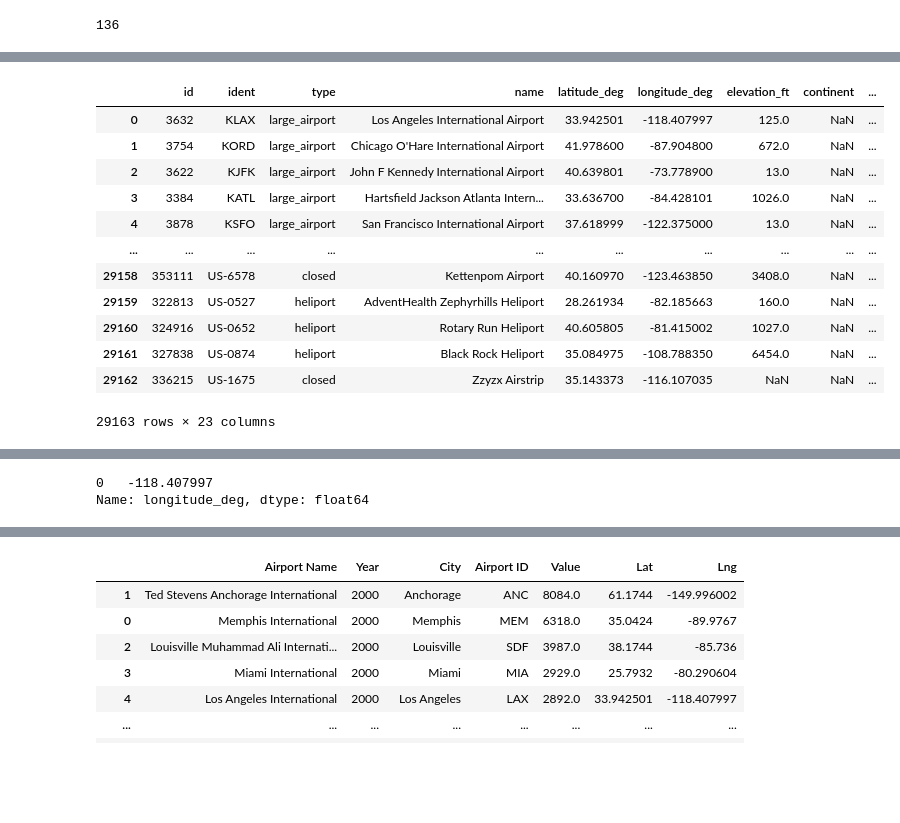
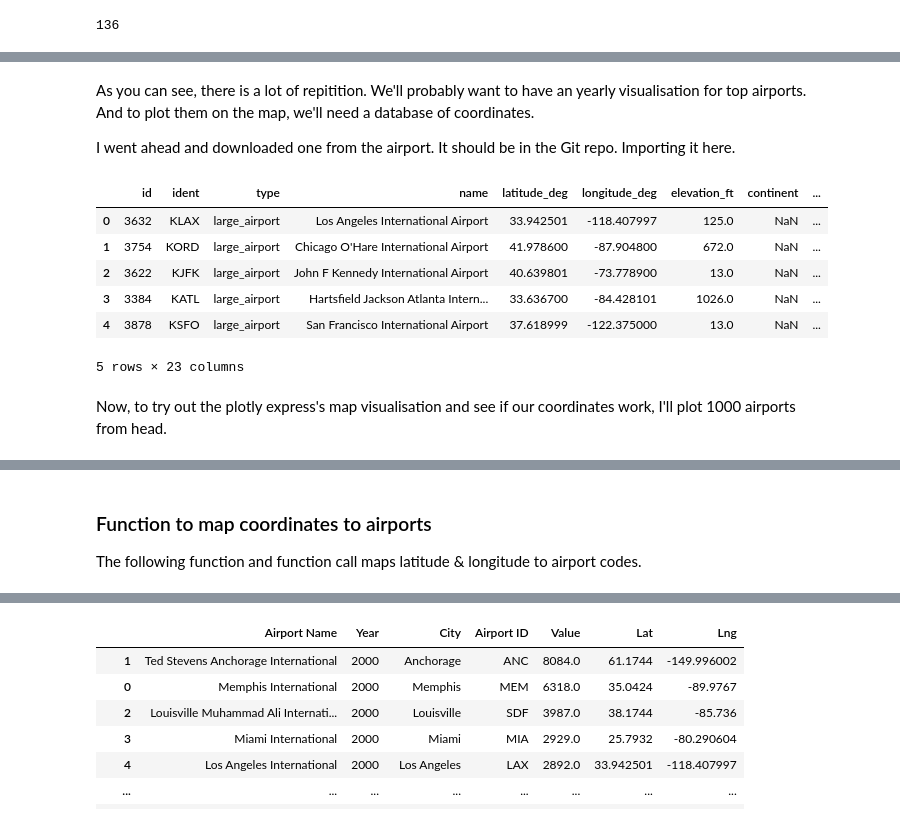
Before and after one commit to tashfeenahmed/Data-Science-Project-Cambridge, a Jupyter notebook: Data Science Project.ipynb, the cells around one changed output, grey strips where cells are left out. Saved outputs shown, nothing was run; the diff lists cells and outputs as text; code cells hidden in the pictures; blank space fills up the shorter version.

```diff
--- a/Data Science Project.ipynb
+++ b/Data Science Project.ipynb
@@ -383,18 +405,18 @@ plt.show()
+# %% [markdown]
+As you can see, there is a lot of repitition. We'll probably want to have an yearly visualisation for top airports. And to plot them on the map, we'll need a database of coordinates.
+
+I went ahead and downloaded one from the airport. It should be in the Git repo. Importing it here.
 # %%
 airportLocs = pd.read_csv('us-airports.csv')
-airportLocs
+airportLocs.head()
 # %% [output]
 |  | id | ident | type | name | latitude_deg | longitude_deg | elevation_ft | continent | ... |
 | 0 | 3632 | KLAX | large_airport | Los Angeles International Airport | 33.942501 | -118.407997 | 125.0 | NaN | ... |
 | 1 | 3754 | KORD | large_airport | Chicago O'Hare International Airport | 41.978600 | -87.904800 | 672.0 | NaN | ... |
 | 2 | 3622 | KJFK | large_airport | John F Kennedy International Airport | 40.639801 | -73.778900 | 13.0 | NaN | ... |
 | 3 | 3384 | KATL | large_airport | Hartsfield Jackson Atlanta Intern... | 33.636700 | -84.428101 | 1026.0 | NaN | ... |
 | 4 | 3878 | KSFO | large_airport | San Francisco International Airport | 37.618999 | -122.375000 | 13.0 | NaN | ... |
-| ... | ... | ... | ... | ... | ... | ... | ... | ... | ... |
-| 29158 | 353111 | US-6578 | closed | Kettenpom Airport | 40.160970 | -123.463850 | 3408.0 | NaN | ... |
-| 29159 | 322813 | US-0527 | heliport | AdventHealth Zephyrhills Heliport | 28.261934 | -82.185663 | 160.0 | NaN | ... |
-| 29160 | 324916 | US-0652 | heliport | Rotary Run Heliport | 40.605805 | -81.415002 | 1027.0 | NaN | ... |
-| 29161 | 327838 | US-0874 | heliport | Black Rock Heliport | 35.084975 | -108.788350 | 6454.0 | NaN | ... |
-| 29162 | 336215 | US-1675 | closed | Zzyzx Airstrip | 35.143373 | -116.107035 | NaN | NaN | ... |
-29163 rows × 23 columns
+5 rows × 23 columns
+# %% [markdown]
+Now, to try out the plotly express's map visualisation and see if our coordinates work, I'll plot 1000 airports from head.
 # %%
@@ -405,12 +427,10 @@ fig.update_layout(title = 'World map', title_x=0.5)
 fig.show()
 # %% [output]
 [interactive output not drawn]
-# %%
-airportLocs.loc[airportLocs['iata_code'] == 'LAX', 'latitude_deg']
-airportLocs.loc[airportLocs['iata_code'] == 'LAX', 'longitude_deg']
-# %% [output]
-0   -118.407997
-Name: longitude_deg, dtype: float64
+# %% [markdown]
+### Function to map coordinates to airports
+
+The following function and function call maps latitude & longitude to airport codes.
 # %%
 def addLatLng(row):
     mylat = airportLocs.loc[airportLocs['iata_code'] == row['Airport ID'], 'latitude_deg'].to_string(index=False)
```
Also changed, not shown: parts of 45 cells of this notebook.
